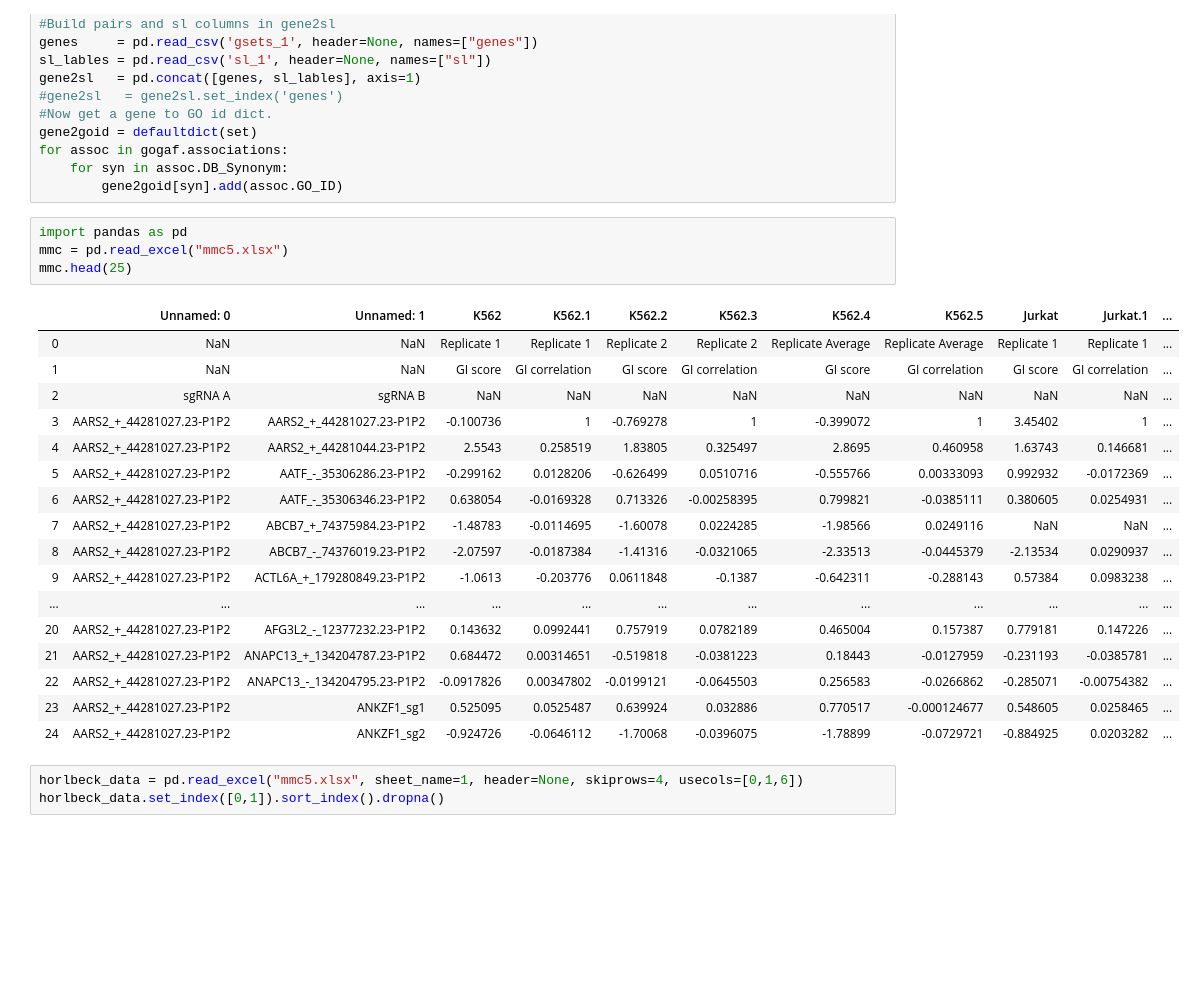
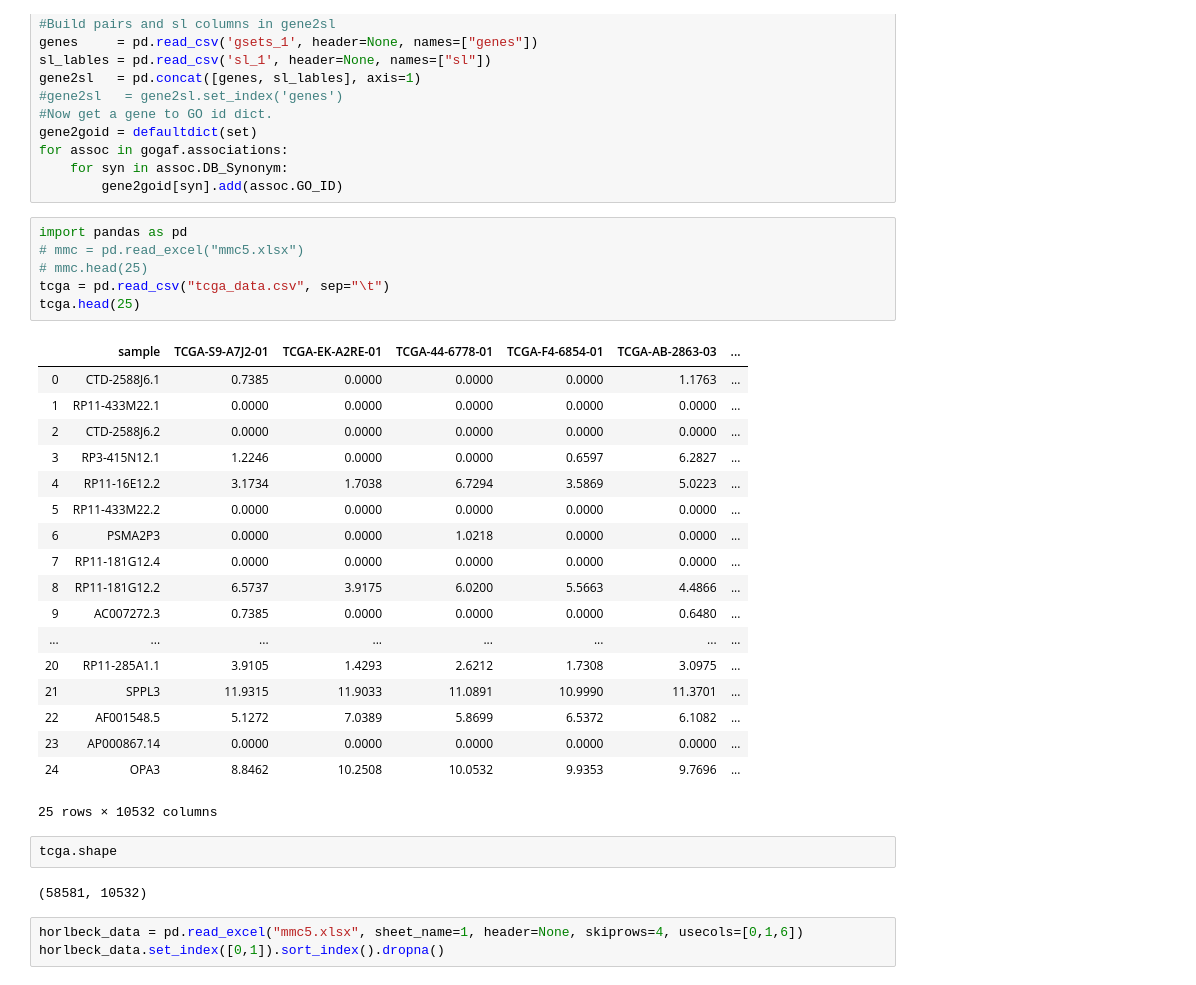
Before and after one commit to shahaf-sameach/synthetic-lethality-classifier-, a Jupyter notebook: testing.ipynb, the cells around one changed output. Drawn from its saved outputs; the diff is of its cells as text; blank space fills up the shorter version.

Commit message:
tcga

```diff
--- a/testing.ipynb
+++ b/testing.ipynb
@@ -23,26 +23,33 @@ for assoc in gogaf.associations:
         gene2goid[syn].add(assoc.GO_ID)
 # %%
 import pandas as pd
-mmc = pd.read_excel("mmc5.xlsx")
-mmc.head(25)
+# mmc = pd.read_excel("mmc5.xlsx")
+# mmc.head(25)
+tcga = pd.read_csv("tcga_data.csv", sep="\t")
+tcga.head(25)
 # %% [output]
-|  | Unnamed: 0 | Unnamed: 1 | K562 | K562.1 | K562.2 | K562.3 | K562.4 | K562.5 | Jurkat | Jurkat.1 | ... |
-| 0 | NaN | NaN | Replicate 1 | Replicate 1 | Replicate 2 | Replicate 2 | Replicate Average | Replicate Average | Replicate 1 | Replicate 1 | ... |
-| 1 | NaN | NaN | GI score | GI correlation | GI score | GI correlation | GI score | GI correlation | GI score | GI correlation | ... |
-| 2 | sgRNA A | sgRNA B | NaN | NaN | NaN | NaN | NaN | NaN | NaN | NaN | ... |
-| 3 | AARS2_+_44281027.23-P1P2 | AARS2_+_44281027.23-P1P2 | -0.100736 | 1 | -0.769278 | 1 | -0.399072 | 1 | 3.45402 | 1 | ... |
-| 4 | AARS2_+_44281027.23-P1P2 | AARS2_+_44281044.23-P1P2 | 2.5543 | 0.258519 | 1.83805 | 0.325497 | 2.8695 | 0.460958 | 1.63743 | 0.146681 | ... |
-| 5 | AARS2_+_44281027.23-P1P2 | AATF_-_35306286.23-P1P2 | -0.299162 | 0.0128206 | -0.626499 | 0.0510716 | -0.555766 | 0.00333093 | 0.992932 | -0.0172369 | ... |
-| 6 | AARS2_+_44281027.23-P1P2 | AATF_-_35306346.23-P1P2 | 0.638054 | -0.0169328 | 0.713326 | -0.00258395 | 0.799821 | -0.0385111 | 0.380605 | 0.0254931 | ... |
-| 7 | AARS2_+_44281027.23-P1P2 | ABCB7_+_74375984.23-P1P2 | -1.48783 | -0.0114695 | -1.60078 | 0.0224285 | -1.98566 | 0.0249116 | NaN | NaN | ... |
-| 8 | AARS2_+_44281027.23-P1P2 | ABCB7_-_74376019.23-P1P2 | -2.07597 | -0.0187384 | -1.41316 | -0.0321065 | -2.33513 | -0.0445379 | -2.13534 | 0.0290937 | ... |
-| 9 | AARS2_+_44281027.23-P1P2 | ACTL6A_+_179280849.23-P1P2 | -1.0613 | -0.203776 | 0.0611848 | -0.1387 | -0.642311 | -0.288143 | 0.57384 | 0.0983238 | ... |
-| ... | ... | ... | ... | ... | ... | ... | ... | ... | ... | ... | ... |
-| 20 | AARS2_+_44281027.23-P1P2 | AFG3L2_-_12377232.23-P1P2 | 0.143632 | 0.0992441 | 0.757919 | 0.0782189 | 0.465004 | 0.157387 | 0.779181 | 0.147226 | ... |
-| 21 | AARS2_+_44281027.23-P1P2 | ANAPC13_+_134204787.23-P1P2 | 0.684472 | 0.00314651 | -0.519818 | -0.0381223 | 0.18443 | -0.0127959 | -0.231193 | -0.0385781 | ... |
-| 22 | AARS2_+_44281027.23-P1P2 | ANAPC13_-_134204795.23-P1P2 | -0.0917826 | 0.00347802 | -0.0199121 | -0.0645503 | 0.256583 | -0.0266862 | -0.285071 | -0.00754382 | ... |
-| 23 | AARS2_+_44281027.23-P1P2 | ANKZF1_sg1 | 0.525095 | 0.0525487 | 0.639924 | 0.032886 | 0.770517 | -0.000124677 | 0.548605 | 0.0258465 | ... |
-| 24 | AARS2_+_44281027.23-P1P2 | ANKZF1_sg2 | -0.924726 | -0.0646112 | -1.70068 | -0.0396075 | -1.78899 | -0.0729721 | -0.884925 | 0.0203282 | ... |
+|  | sample | TCGA-S9-A7J2-01 | TCGA-EK-A2RE-01 | TCGA-44-6778-01 | TCGA-F4-6854-01 | TCGA-AB-2863-03 | ... |
+| 0 | CTD-2588J6.1 | 0.7385 | 0.0000 | 0.0000 | 0.0000 | 1.1763 | ... |
+| 1 | RP11-433M22.1 | 0.0000 | 0.0000 | 0.0000 | 0.0000 | 0.0000 | ... |
+| 2 | CTD-2588J6.2 | 0.0000 | 0.0000 | 0.0000 | 0.0000 | 0.0000 | ... |
+| 3 | RP3-415N12.1 | 1.2246 | 0.0000 | 0.0000 | 0.6597 | 6.2827 | ... |
+| 4 | RP11-16E12.2 | 3.1734 | 1.7038 | 6.7294 | 3.5869 | 5.0223 | ... |
+| 5 | RP11-433M22.2 | 0.0000 | 0.0000 | 0.0000 | 0.0000 | 0.0000 | ... |
+| 6 | PSMA2P3 | 0.0000 | 0.0000 | 1.0218 | 0.0000 | 0.0000 | ... |
+| 7 | RP11-181G12.4 | 0.0000 | 0.0000 | 0.0000 | 0.0000 | 0.0000 | ... |
+| 8 | RP11-181G12.2 | 6.5737 | 3.9175 | 6.0200 | 5.5663 | 4.4866 | ... |
+| 9 | AC007272.3 | 0.7385 | 0.0000 | 0.0000 | 0.0000 | 0.6480 | ... |
+| ... | ... | ... | ... | ... | ... | ... | ... |
+| 20 | RP11-285A1.1 | 3.9105 | 1.4293 | 2.6212 | 1.7308 | 3.0975 | ... |
+| 21 | SPPL3 | 11.9315 | 11.9033 | 11.0891 | 10.9990 | 11.3701 | ... |
+| 22 | AF001548.5 | 5.1272 | 7.0389 | 5.8699 | 6.5372 | 6.1082 | ... |
+| 23 | AP000867.14 | 0.0000 | 0.0000 | 0.0000 | 0.0000 | 0.0000 | ... |
+| 24 | OPA3 | 8.8462 | 10.2508 | 10.0532 | 9.9353 | 9.7696 | ... |
+25 rows × 10532 columns
+# %%
+tcga.shape
+# %% [output]
+(58581, 10532)
 # %%
 horlbeck_data = pd.read_excel("mmc5.xlsx", sheet_name=1, header=None, skiprows=4, usecols=[0,1,6])
 horlbeck_data.set_index([0,1]).sort_index().dropna()
```
